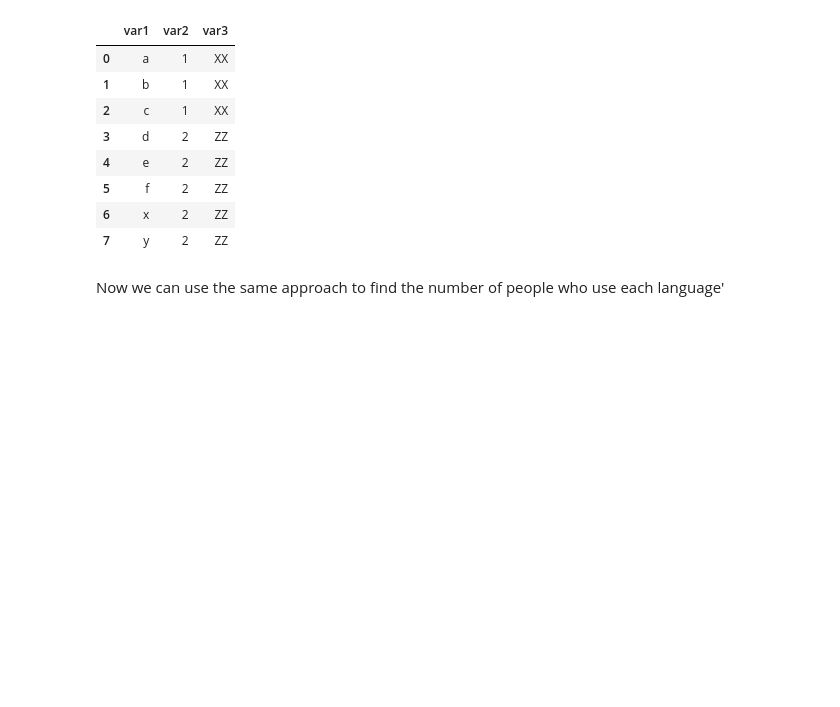
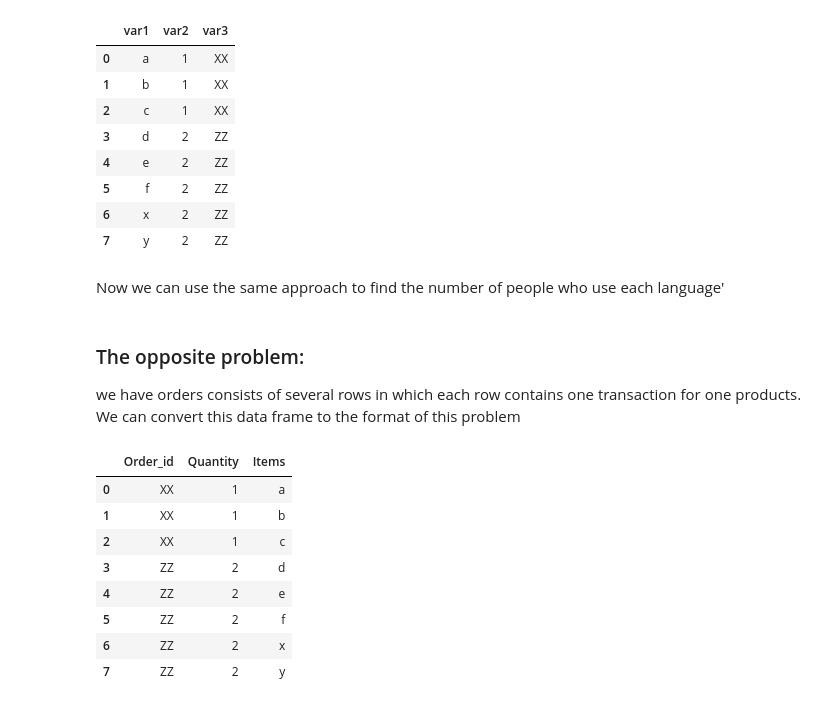
Before and after one commit to ryan13/PreprocessingUtility, a Jupyter notebook: Pandas-review.ipynb, the cells around one changed output. Cells and saved outputs as stored; diff of their text form; code cells hidden in the pictures; blank space fills up the shorter version.

```diff
--- a/Pandas-review.ipynb
+++ b/Pandas-review.ipynb
@@ -569,3 +604,18 @@ Simple solution
 | 7 | y | 2 | ZZ |
 # %% [markdown]
 Now we can use the same approach to find the number of people who use each language'
+# %% [markdown]
+### The opposite problem:
+we have  orders consists of several rows in which each row contains one transaction for one products. We can convert this data frame to the format of this problem
+# %%
+df
+# %% [output]
+|  | Order_id | Quantity | Items |
+| 0 | XX | 1 | a |
+| 1 | XX | 1 | b |
+| 2 | XX | 1 | c |
+| 3 | ZZ | 2 | d |
+| 4 | ZZ | 2 | e |
+| 5 | ZZ | 2 | f |
+| 6 | ZZ | 2 | x |
+| 7 | ZZ | 2 | y |
```
Also changed, not shown: parts of 8 cells of this notebook.
